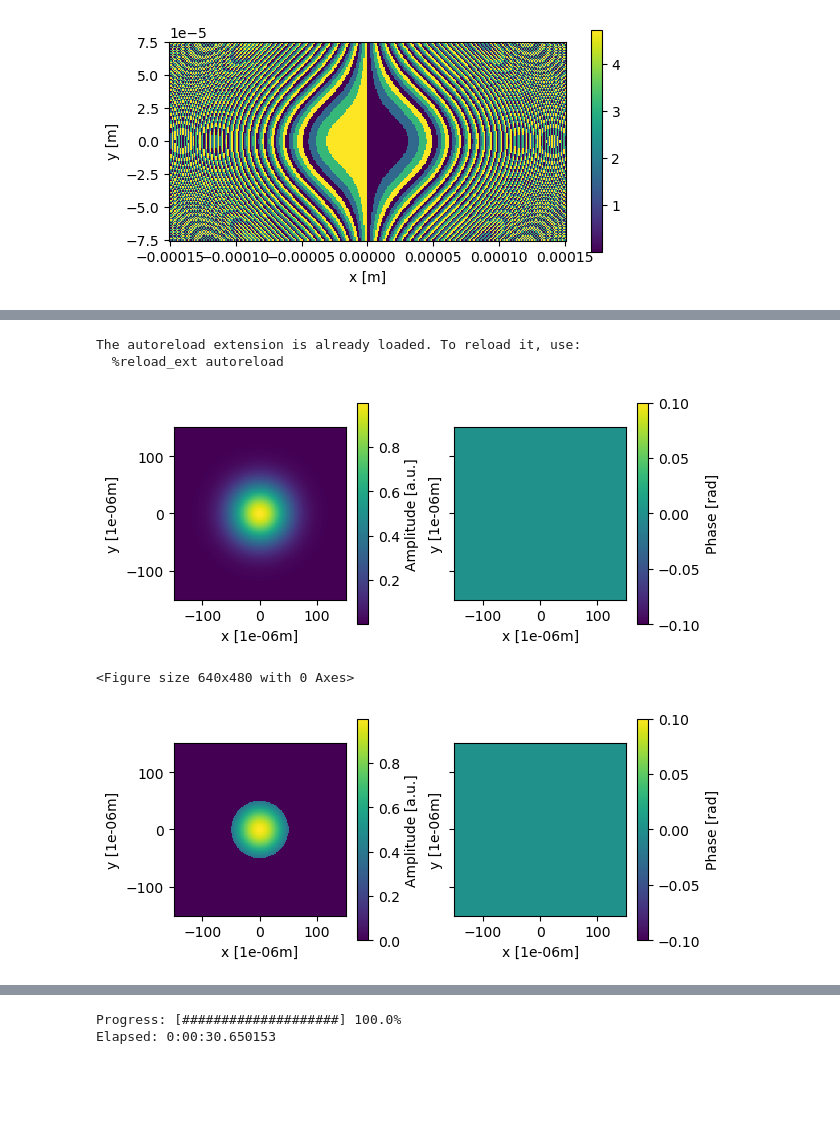
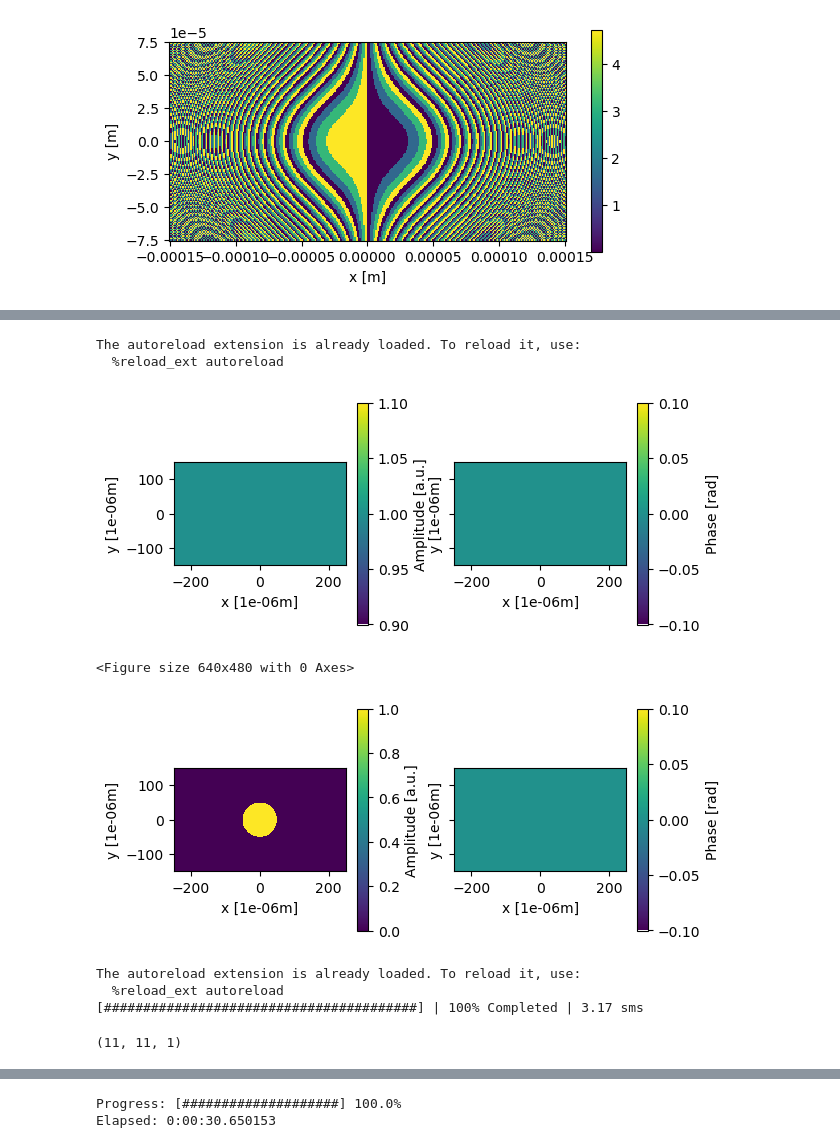
Before and after one commit to INLnano/pyMOE, a Jupyter notebook: notebooks/7 - Propagation/Propagate_fields_examples.ipynb, the cells around one changed output, grey strips where cells are left out. Drawn from its saved outputs; the diff is of its cells as text; code cells hidden in the pictures; blank space fills up the shorter version.

Commit message:
Updated propagation with Field Screen objects and dask

```diff
--- a/notebooks/7 - Propagation/Propagate_fields_examples.ipynb
+++ b/notebooks/7 - Propagation/Propagate_fields_examples.ipynb
@@ -67,10 +67,10 @@ moe.plotting.plot_aperture(mask)
 # %%
 #make circular apertures (returns also the 2D array)
 
-aperture_width = 300*micro
+aperture_width = 500*micro
 aperture_height = 300*micro
-x_pixel = 300
-y_pixel = 300
+x_pixel = 501
+y_pixel = 301
 
 radius = 50*micro
 rd = 1000e-9 #m
@@ -94,22 +94,42 @@ moe.plotting.plot_aperture(mask)
 # %%
 %load_ext autoreload
 %autoreload 2
 
 import pyMOE as moe
-field = moe.field.create_empty_field_from_aperture(mask)
+# field = moe.field.create_empty_field_from_aperture(mask)
+
+field = moe.field.create_empty_field(-aperture_width/2, aperture_width/2, x_pixel, -aperture_height/2, aperture_height/2, y_pixel,)
+
 field = moe.field.generate_gaussian_field(field, E0=1, w0=50*micro)
-# field = moe.field.generate_uniform_field(field, E0=1)
+field = moe.field.generate_uniform_field(field, E0=1)
 moe.plotting.plot_field(field, scale=micro)
 
 plt.figure()
 field = moe.field.modulate_field(field, amplitude_mask=mask, phase_mask=None)
 
 field.field
 moe.plotting.plot_field(field, scale=micro)
 # plt.imshow(np.abs(field.field))
 # %% [output]
 The autoreload extension is already loaded. To reload it, use:
   %reload_ext autoreload
-[figure, old version]
+[figure, new version]
 <Figure size 640x480 with 0 Axes>
-[figure, old version]
+[figure, new version]
+# %%
+%load_ext autoreload
+%autoreload 2
+
+
+
+
+screen = moe.field.create_screen_XY(-1,1, 11, -1,1, 11, z=100*micro)
+
+screen = moe.propagate.RS_integral(field, screen, 1550e-9, scheduler=True)
+
+screen.YY.shape
+# %% [output]
+The autoreload extension is already loaded. To reload it, use:
+  %reload_ext autoreload
+[########################################] | 100% Completed | 3.17 sms
+(11, 11, 1)
```
Also changed, not shown: parts of 16 cells of this notebook, 4 other files.
